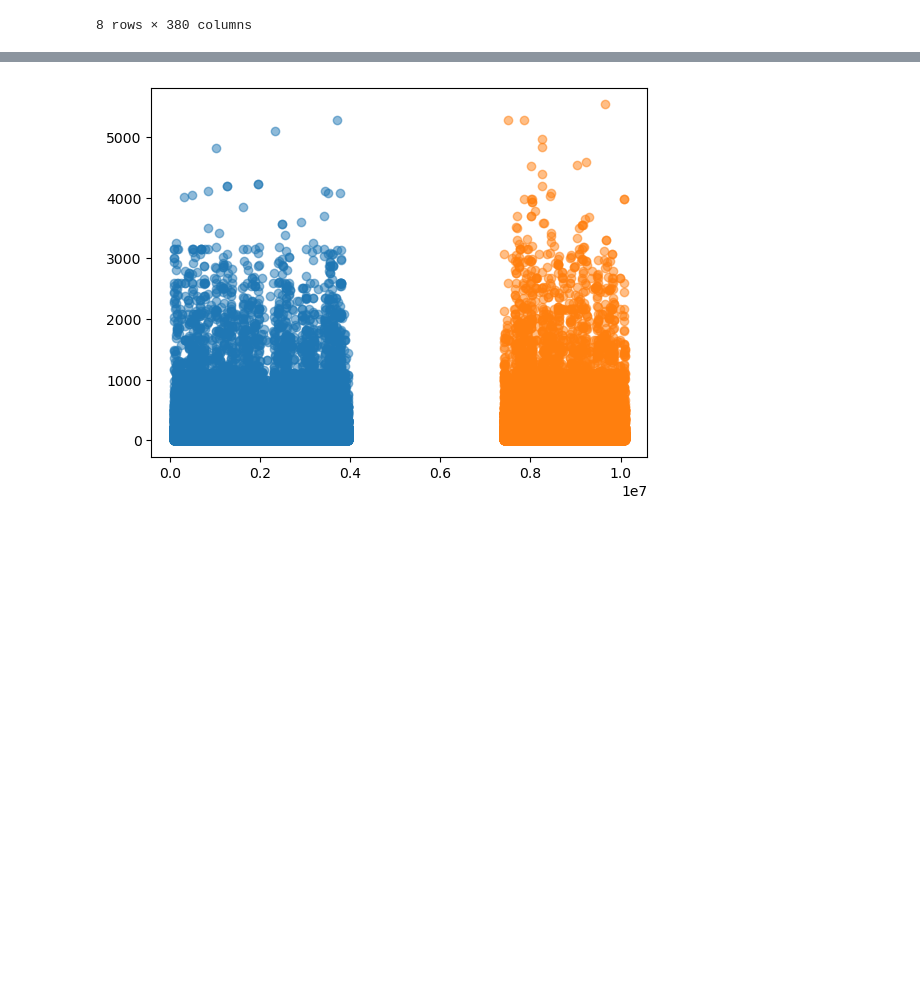
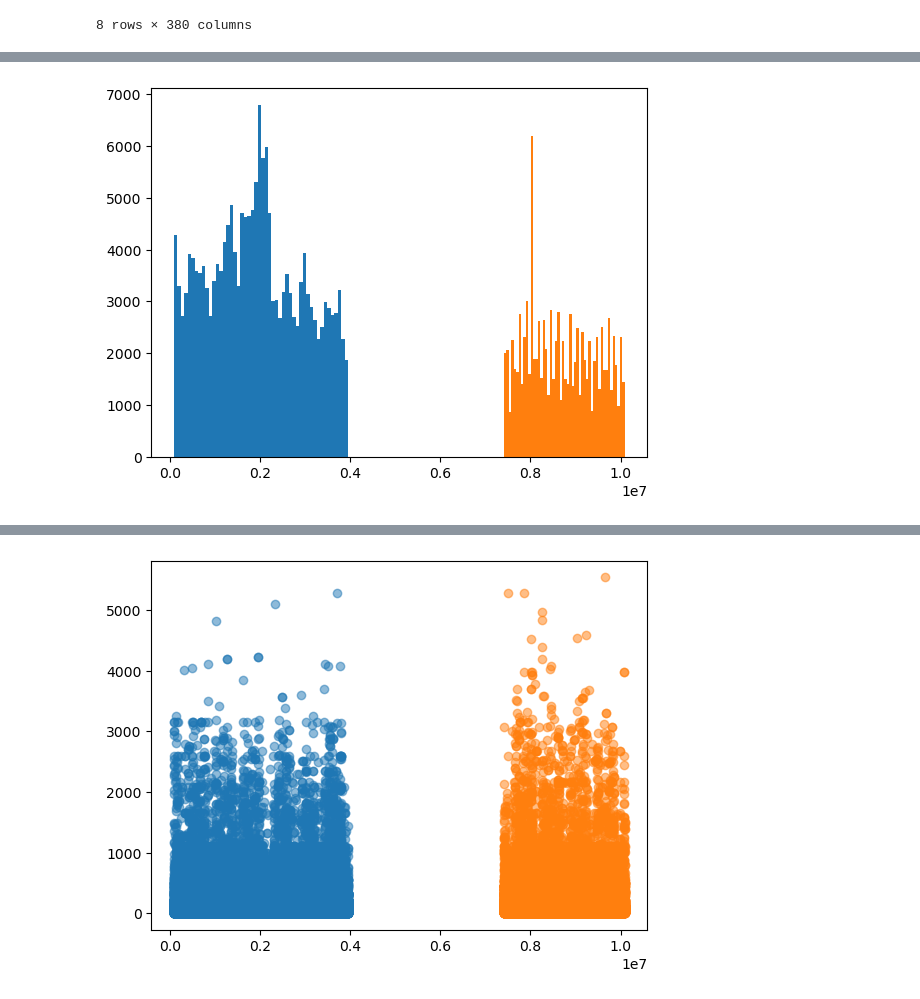
Before and after one commit to evelisko/GB_SDA_Kaggle, a Jupyter notebook: Lesson 2/HW_kaggle_Lesson_2.ipynb, the cells around one changed output, grey strips where cells are left out. Cells and saved outputs as stored; diff of their text form; code cells hidden in the pictures; blank space fills up the shorter version.

```diff
--- a/Lesson 2/HW_kaggle_Lesson_2.ipynb
+++ b/Lesson 2/HW_kaggle_Lesson_2.ipynb
@@ -151,0 +124,6 @@ x_data
+# %%
+plt.hist(train_df['TransactionDT'], 50)
+plt.hist(test_df['TransactionDT'], 50)
+plt.show()
+# %% [output]
+[figure, added]
```
Also changed, not shown: parts of 38 cells of this notebook.
